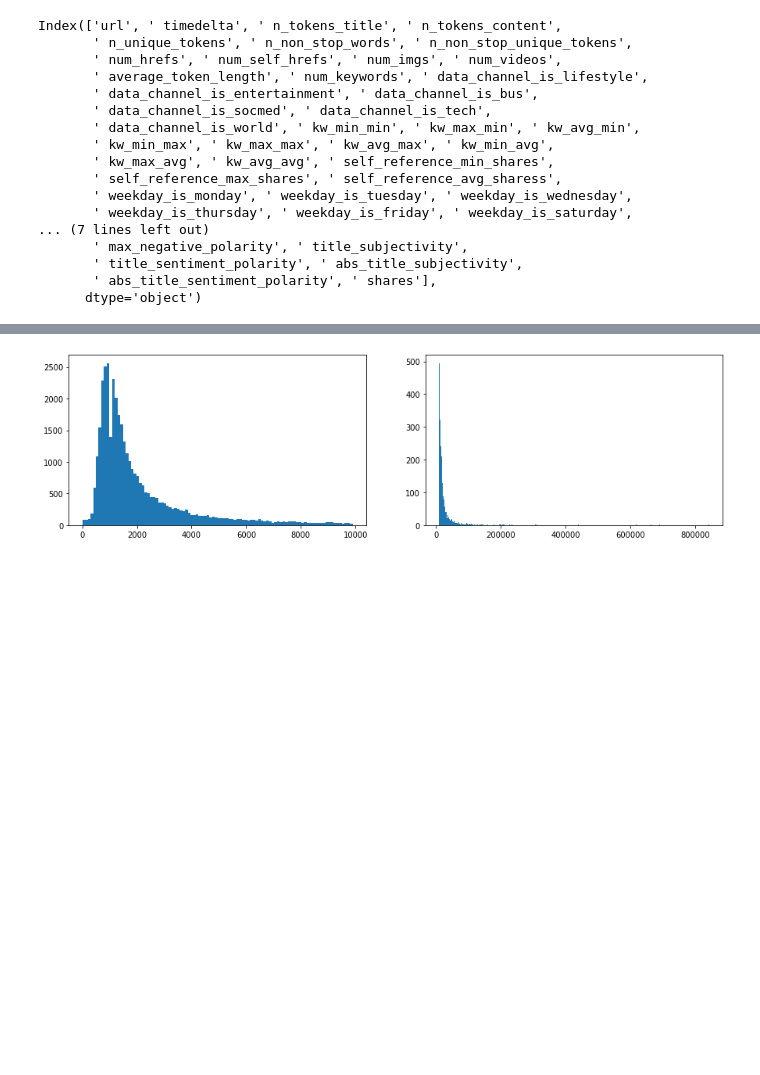
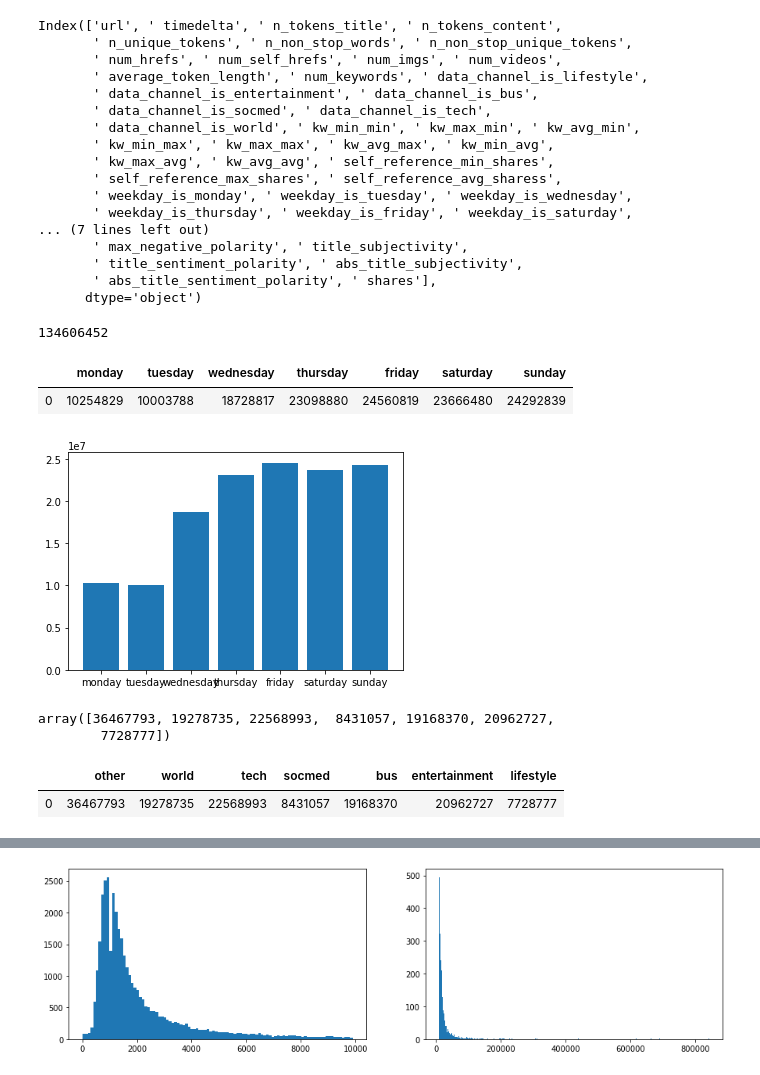
Before and after one commit to farzad-yousefi/Assessment-of-online-news-popularity, a Jupyter notebook: Newspopularity.ipynb, the cells around one changed output, grey strips where cells are left out. Saved outputs shown, nothing was run; the diff lists cells and outputs as text; code cells hidden in the pictures; blank space fills up the shorter version.

```diff
--- a/Newspopularity.ipynb
+++ b/Newspopularity.ipynb
@@ -59,3 +59,22 @@ Index(['url', ' timedelta', ' n_tokens_title', ' n_tokens_content',
        ' title_sentiment_polarity', ' abs_title_subjectivity',
        ' abs_title_sentiment_polarity', ' shares'],
       dtype='object')
+# %%
+shares_by_days = np.array(df.groupby([' weekday_is_monday', ' weekday_is_tuesday', ' weekday_is_wednesday',
+       ' weekday_is_thursday', ' weekday_is_friday', ' weekday_is_saturday',
+       ' weekday_is_sunday'])[' shares'].sum())
+# %%
+shares_by_days.sum()
+# %% [output]
+134606452
+# %%
+shares_by_days_df = pd.DataFrame(shares_by_days.reshape(1,7), columns=['monday','tuesday','wednesday','thursday','friday','saturday','sunday'])
+# %%
+shares_by_days_df
+# %% [output]
+|  | monday | tuesday | wednesday | thursday | friday | saturday | sunday |
+| 0 | 10254829 | 10003788 | 18728817 | 23098880 | 24560819 | 23666480 | 24292839 |
+# %%
+plt.bar(shares_by_days_df.columns, height = shares_by_days_df.iloc[0,:]);
+# %% [output]
+[figure, added]
@@ -61,0 +86,5 @@ Index(['url', ' timedelta', ' n_tokens_title', ' n_tokens_content',
+# %%
+shares_by_channels
+# %% [output]
+array([36467793, 19278735, 22568993,  8431057, 19168370, 20962727,
+        7728777])
@@ -61,0 +94,5 @@ Index(['url', ' timedelta', ' n_tokens_title', ' n_tokens_content',
+# %%
+shares_by_channels_df
+# %% [output]
+|  | other | world | tech | socmed | bus | entertainment | lifestyle |
+| 0 | 36467793 | 19278735 | 22568993 | 8431057 | 19168370 | 20962727 | 7728777 |
```
Also changed, not shown: parts of 36 cells of this notebook, 1 other file.
